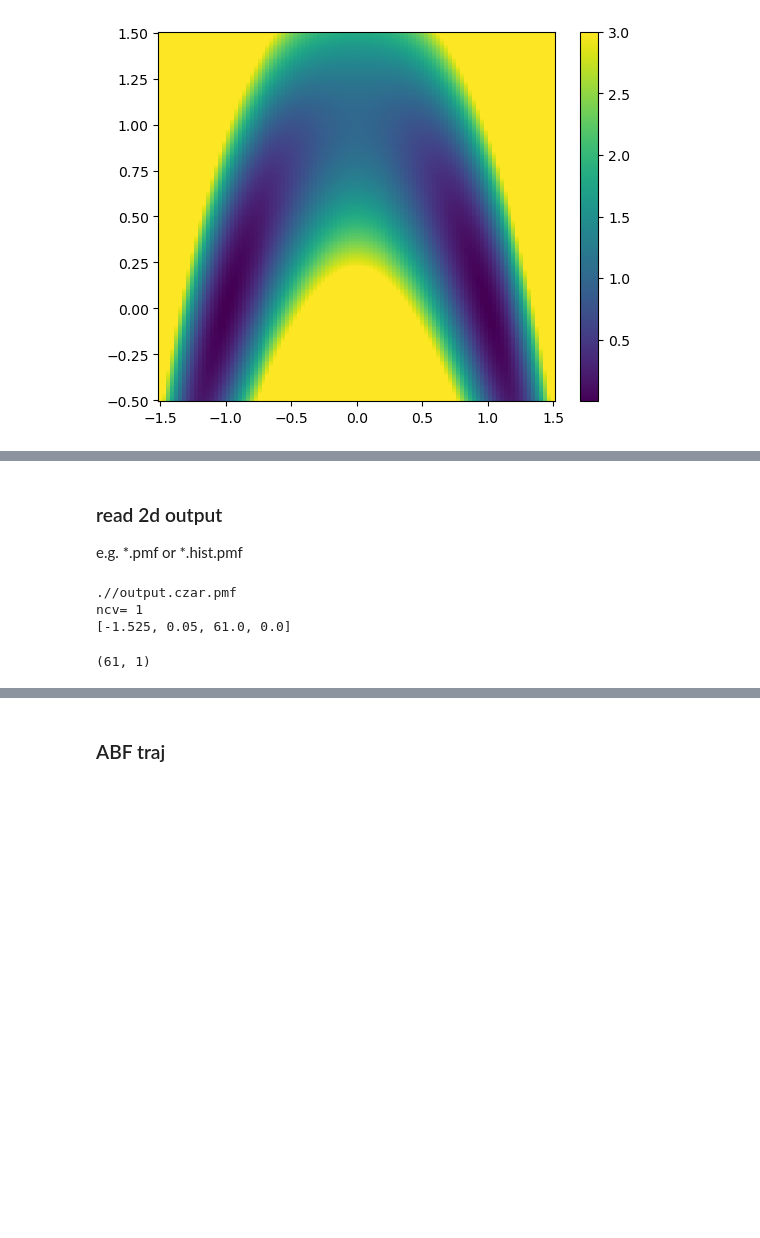
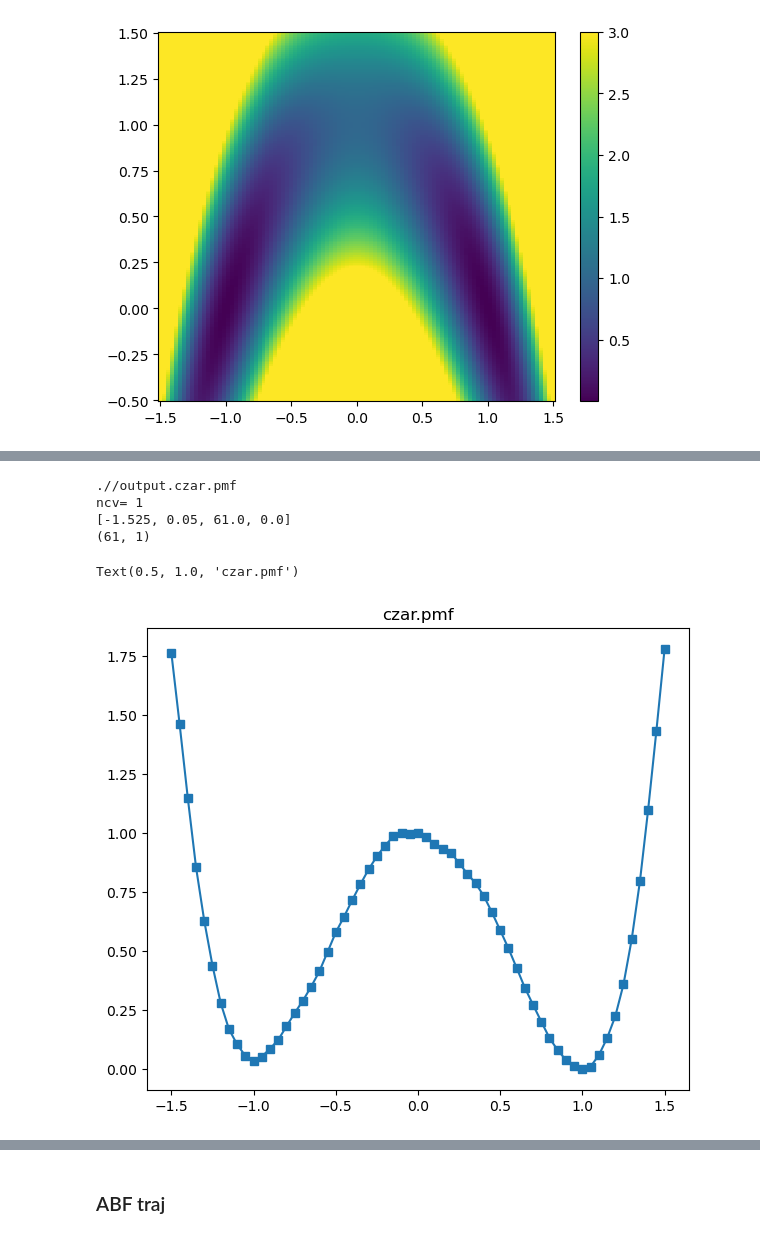
Before and after one commit to zwpku/colvars_sde, a Jupyter notebook: examples/stiff_potential_2d/analysis.ipynb, the cells around one changed output, grey strips where cells are left out. Cells and saved outputs as stored; diff of their text form; code cells hidden in the pictures; blank space fills up the shorter version.

```diff
--- a/examples/stiff_potential_2d/analysis.ipynb
+++ b/examples/stiff_potential_2d/analysis.ipynb
@@ -64,52 +57,43 @@ Text(0.5, 1.0, 'y')
-# %% [markdown]
-### read 2d output
-   e.g. *.pmf or *.hist.pmf
 # %%
 prefix = '' #'.hist'
 name_list = ['count', 'zcount', 'grad', 'zgrad', 'czar.grad', 'pmf', 'czar.pmf', 'histogram1.dat']
 name_id = 6
+
 name = name_list[name_id]
 data_file = '%s/%s%s.%s' % (output_path,run_name, prefix, name)
 print (data_file)
 
 file = open(data_file, 'r')
 line = file.readline()
 ncv = int (line.split()[1])
 print ('ncv=', ncv)
 line = file.readline()
 cv1 = [float (x) for x in line.split()[1:]]
 print (cv1)
 n1 = int (cv1[2])
 xl = cv1[0]
 w= cv1[1]
 
-if ncv == 2 :
-    line = file.readline()
-    cv2 = [float (x) for x in line.split()[1:]]
-    n2 = int (cv2[2])
-    yl = cv2[0]
-    h = cv2[1]
-    print ('cv2:', cv2)
-    gridx = np.loadtxt(data_file, max_rows=n1*n2, usecols=(0)).reshape(n1,n2)
-    gridy = np.loadtxt(data_file, max_rows=n1*n2, usecols=(1)).reshape(n1,n2)
-else :
-    gridx = np.loadtxt(data_file, usecols=(0)).reshape(n1,1)
+gridx = np.loadtxt(data_file, usecols=(0)).reshape(n1,1)
 
 file.close()
+
+# read data
+
+data_vec = np.loadtxt(data_file, usecols=1).reshape(n1,1)
+
+print (data_vec.shape)
+
+# plot
+
+fig, ax = plt.subplots(1,1, figsize=(7, 6))
+
+ax.plot(gridx, data_vec[:,0], marker='s')
+ax.set_title(name)
 # %% [output]
 .//output.czar.pmf
 ncv= 1
 [-1.525, 0.05, 61.0, 0.0]
+(61, 1)
+Text(0.5, 1.0, 'czar.pmf')
+[figure, added]
-# %%
-# read data
-if ncv == 2 :
-    if 'grad' in name:
-        data_vec = np.loadtxt(data_file, usecols=(2,3)).reshape(-1, n1 * n2, 2)
-    else :
-        data_vec = np.loadtxt(data_file, usecols=2).reshape(-1, n1 * n2, 1)
-else :
-    data_vec = np.loadtxt(data_file, usecols=1).reshape(n1,1)
-
-print (data_vec.shape)
-# %% [output]
-(61, 1)
```
Also changed, not shown: parts of 10 cells of this notebook, 2 other files.
